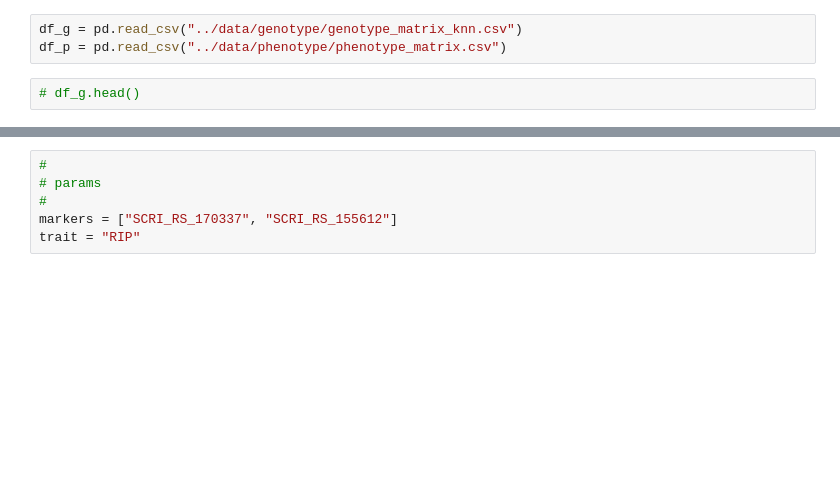
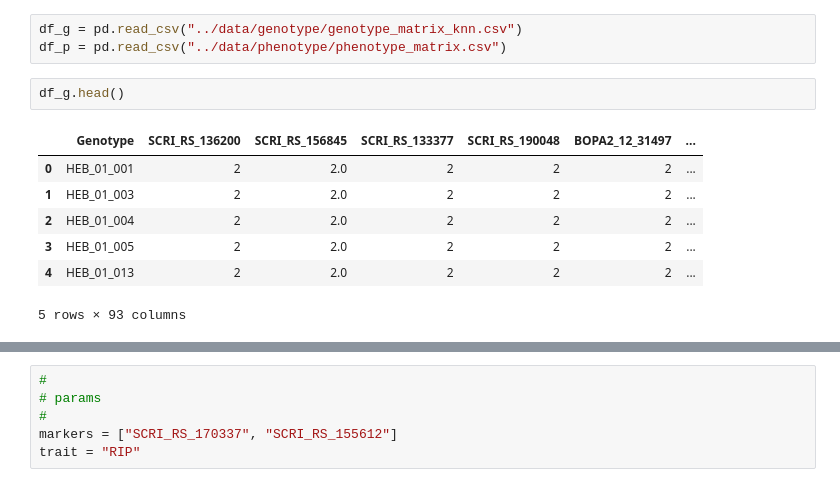
Before and after one commit to Wildapfel/gwas-quantitative-traits-hordeum-vulgare, a Jupyter notebook: notebooks/archive/5_genotype_mapping_TGW.ipynb, the cells around one changed output, grey strips where cells are left out. Drawn from its saved outputs; the diff is of its cells as text; blank space fills up the shorter version.

```diff
--- a/notebooks/archive/5_genotype_mapping_TGW.ipynb
+++ b/notebooks/archive/5_genotype_mapping_TGW.ipynb
@@ -4,6 +4,14 @@ import pandas as pd
 df_g = pd.read_csv("../data/genotype/genotype_matrix_knn.csv")
 df_p = pd.read_csv("../data/phenotype/phenotype_matrix.csv")
 # %%
-# df_g.head()
+df_g.head()
+# %% [output]
+|  | Genotype | SCRI_RS_136200 | SCRI_RS_156845 | SCRI_RS_133377 | SCRI_RS_190048 | BOPA2_12_31497 | ... |
+| 0 | HEB_01_001 | 2 | 2.0 | 2 | 2 | 2 | ... |
+| 1 | HEB_01_003 | 2 | 2.0 | 2 | 2 | 2 | ... |
+| 2 | HEB_01_004 | 2 | 2.0 | 2 | 2 | 2 | ... |
+| 3 | HEB_01_005 | 2 | 2.0 | 2 | 2 | 2 | ... |
+| 4 | HEB_01_013 | 2 | 2.0 | 2 | 2 | 2 | ... |
+5 rows × 93 columns
 # %%
 df_p.head()
```
Also changed, not shown: parts of 10 cells of this notebook, 3 other files.
